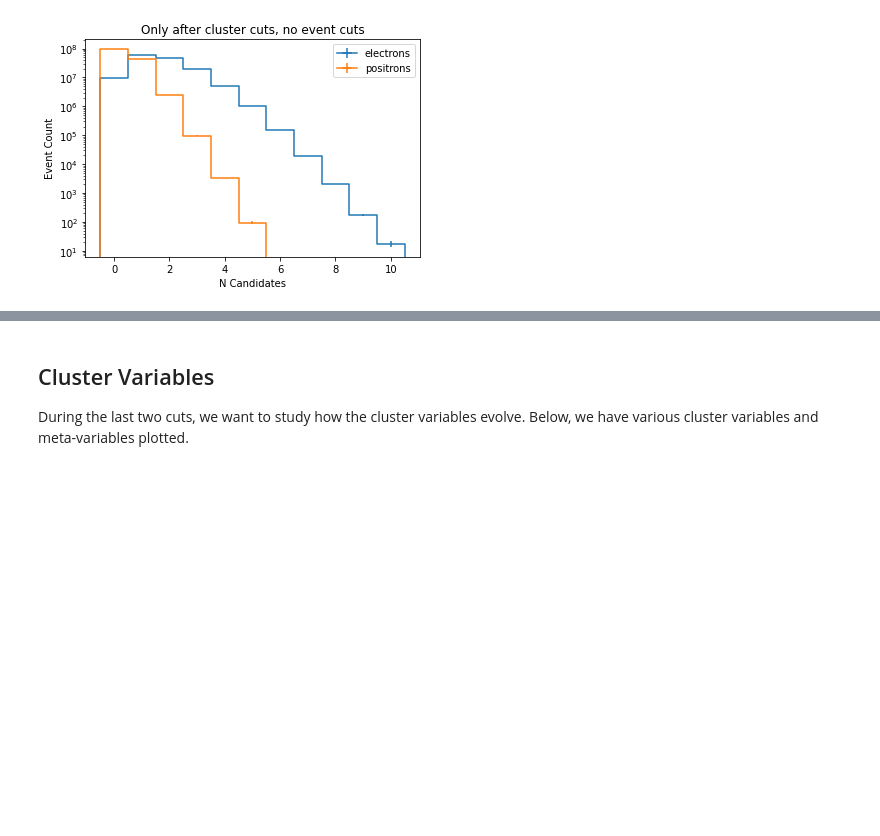
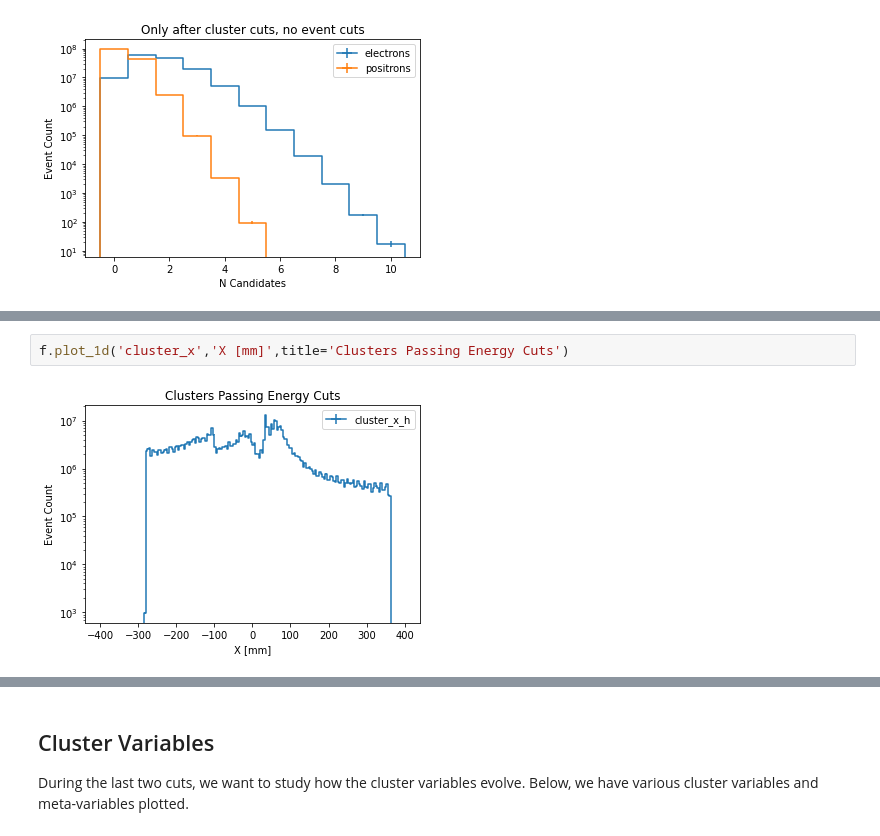
Before and after one commit to tomeichlersmith/hps, a Jupyter notebook: ana/tpt-plotting.ipynb, the cells around one changed output, grey strips where cells are left out. Drawn from its saved outputs; the diff is of its cells as text; blank space fills up the shorter version.

```diff
--- a/ana/tpt-plotting.ipynb
+++ b/ana/tpt-plotting.ipynb
@@ -195 +83,5 @@ f.plot_1d({'electrons' : 'n_electron_candidates',
+# %%
+f.plot_1d('cluster_x','X [mm]',title='Clusters Passing Energy Cuts')
+# %% [output]
+[figure, added]
 # %%
```
Also changed, not shown: parts of 8 cells of this notebook, 1 other file.
